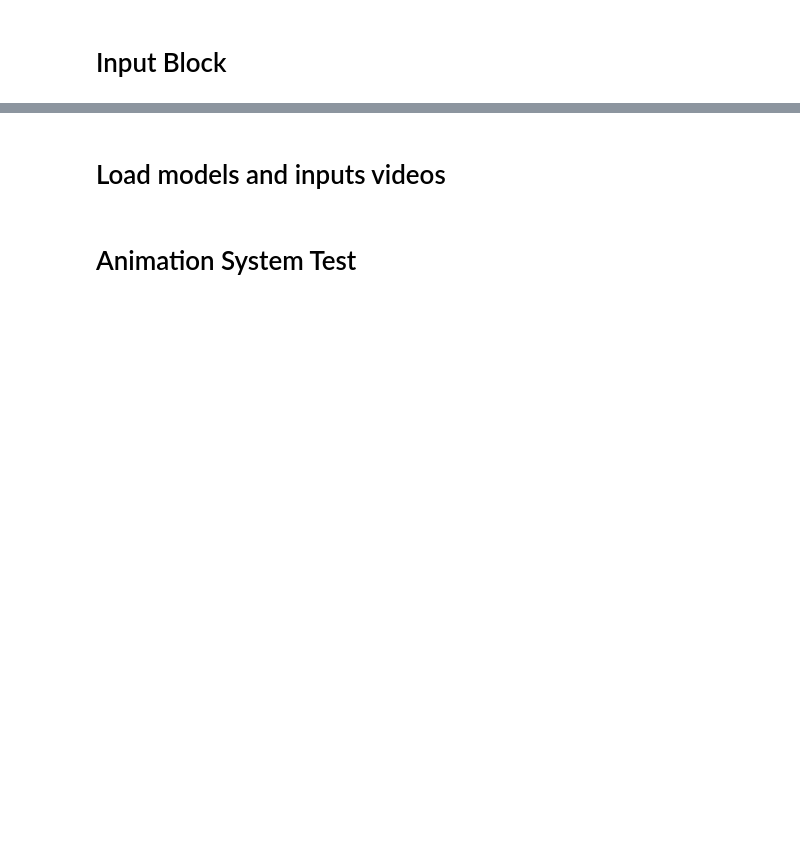
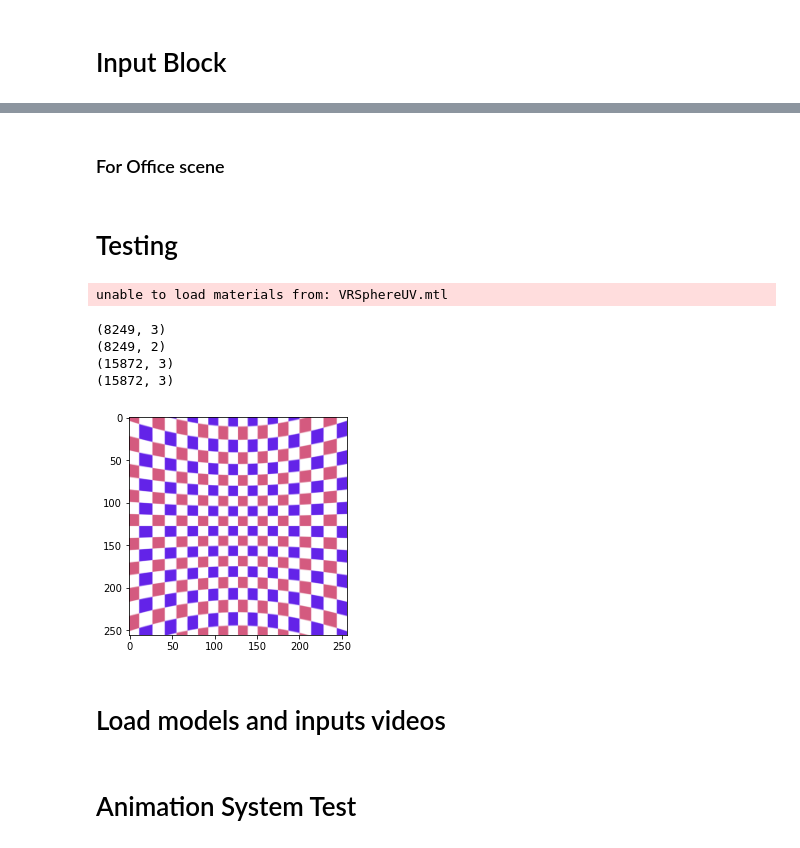
Before and after one commit to EvanSamaa/Gaze_project, a Jupyter notebook: prototypes/non_conversational_model/non_conversational_model.ipynb, the cells around one changed output, grey strips where cells are left out. Cells and saved outputs as stored; diff of their text form; code cells hidden in the pictures; blank space fills up the shorter version.

```diff
--- a/prototypes/non_conversational_model/non_conversational_model.ipynb
+++ b/prototypes/non_conversational_model/non_conversational_model.ipynb
@@ -29,3 +61,5 @@ output_path = "F:/MASC/JALI_gaze/for_non_conversational/video_360/office_stanfor
 # models
 model_path = "C:/Users/evansamaa/Documents/GitHub/saliency-driven-gaze/Unreal Project/SaccadicModel/msinet_scripted_256.pt"
 bias_map_path = "C:/Users/evansamaa/Documents/GitHub/saliency-driven-gaze/Unreal Project/SaccadicModel/saccadic_bias.png"
+# %% [markdown]
+### For Office scene
@@ -106,3 +179,50 @@ class Salience_map_model:
+# %% [markdown]
+# Testing
+# %%
+mesh_resolver = trimesh.resolvers.FilePathResolver('./')
+mesh = trimesh.load('./VR_evaluationnn/VRSphereUV.obj', resolver=mesh_resolver, maintain_order=False)
+texture_img = cv2.imread('./VR_evaluationnn/pattern_checkerboard_1_2_0-0_0_1__ffffff_805ad5_e91e63 (1).png', cv2.IMREAD_COLOR)
+# wavefront_obj = pywavefront.Wavefront('./VRSphereUV.obj')
+# raw_uvs = np.array(wavefront_obj.materials['Material.001'].vertices).reshape(-1, 2)
+raw_uvs = mesh.visual.uv
+raw_uvs[:, 0] = 1-raw_uvs[:, 0]
+print(mesh.vertices.shape)
+print(raw_uvs.shape)
+print(mesh.faces.shape)
+print(mesh.face_normals.shape)
+
+pytexture, pymaterial = get_texture(my_uvs=raw_uvs, img_array=texture_img)
+pymesh = pyrender.Mesh.from_trimesh(mesh, material=pymaterial)
+offscreen_renderer = pyrender.OffscreenRenderer(viewport_width=256,
+                                                viewport_height=256,
+                                                point_size=1.0)
+scene = pyrender.Scene(ambient_light=[1., 1., 1.], bg_color=[255, 255, 255])
+camera = pyrender.camera.PerspectiveCamera(np.deg2rad(70), znear=0.05, zfar=None, aspectRatio=1.)
+pymesh_node = scene.add(pymesh)
+ssc = -scene.scale
+
+rotation = R.from_euler('xyz', [0, -90, 0], degrees=True)
+rot_mat = rotation.as_matrix()
+scale_mat = np.identity(3)
+rot_mat = np.matmul(scale_mat, rot_mat)
+cam_pose = np.identity(4)
+cam_pose[:3, :3] = rot_mat
+# cam_pose[:3, 3] = np.array([0, 0, 10])
+
+camera_node = scene.add(camera, pose=cam_pose)
+color, depth = offscreen_renderer.render(scene)
+render = cv2.cvtColor(color,cv2.COLOR_RGB2BGR)
+# cv2.imshow('RENDER', render)
+# cv2.waitKey(0)
+plt.imshow(render)
+plt.show()
+# %% [output]
+unable to load materials from: VRSphereUV.mtl
+(8249, 3)
+(8249, 2)
+(15872, 3)
+(15872, 3)
+[figure, added]
 # %% [markdown]
 # Load models and inputs videos
 # %%
```
Also changed, not shown: parts of 23 cells of this notebook, 19 other files.
